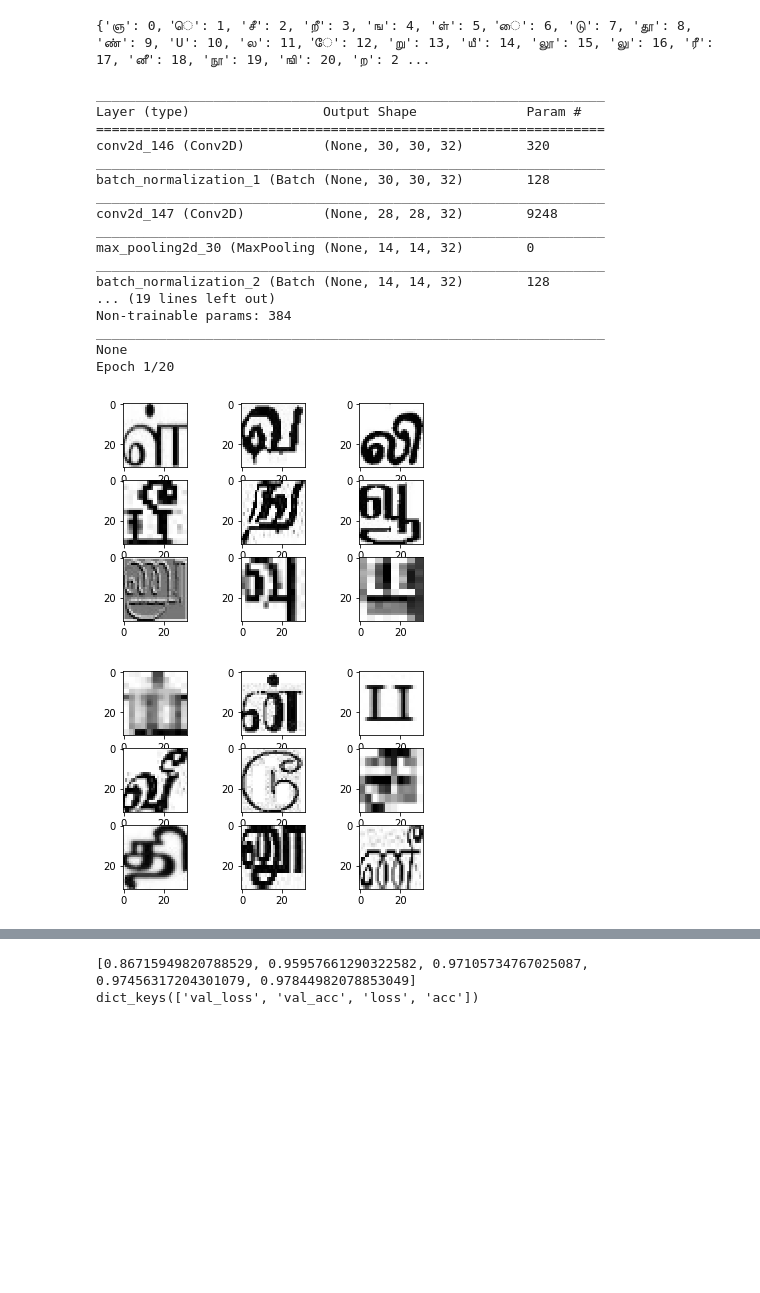
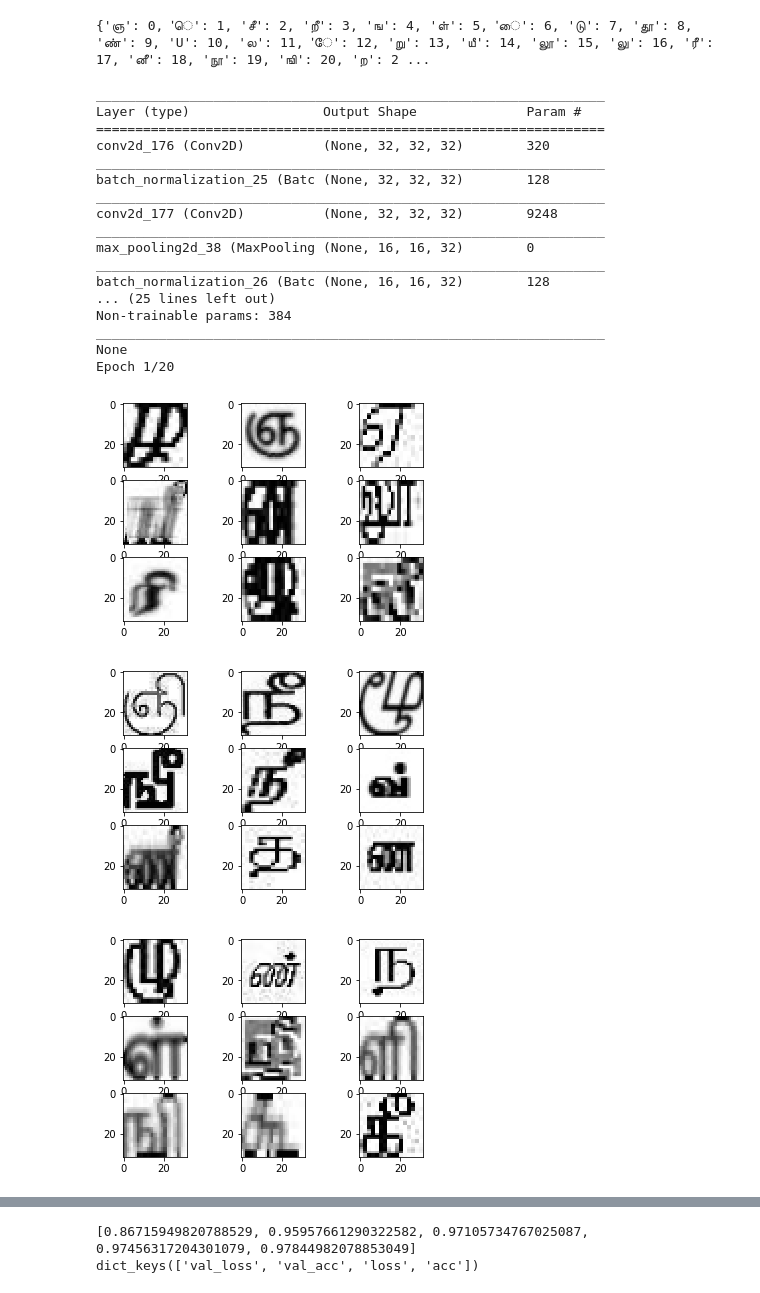
Before and after one commit to aarif96/tamil_ocr, a Jupyter notebook: cnn_model/cnn_ocr.ipynb, the cells around one changed output, grey strips where cells are left out. Saved outputs shown, nothing was run; the diff lists cells and outputs as text; code cells hidden in the pictures; blank space fills up the shorter version.

Commit message:
Added batch norm , dense(128)

```diff
--- a/cnn_model/cnn_ocr.ipynb
+++ b/cnn_model/cnn_ocr.ipynb
@@ -122,7 +120,7 @@ def loadImagePaths(path):
             img_paths.append(f.split("\n")[0]) ##read from shuffled image file and store in a list
     return img_paths
 # %%
-def loadLabelPaths(path):
+def loadLabels(path):
     labels = []
     with open(path,"r") as file:
         for f in file:
@@ -162,6 +149,12 @@ def batchTrainingImageLoader(path_img,path_labels,batch_size,num_classes):
 
     img_paths = loadImagePaths(path_img)
     labels = loadLabelPaths(path_labels)
+
+    np.random.seed(42)
+    np.random.shuffle(img_paths)   ##shuffling image paths
+    np.random.seed(42)
+    np.random.shuffle(labels)      ##shuffling labels
+
     L = len(img_paths)
     #this line is just to make the generator infinite, keras needs that
     while True:
@@ -171,9 +164,7 @@ def batchTrainingImageLoader(path_img,path_labels,batch_size,num_classes):
 
         while batch_start < L:
             limit = min(batch_end, L)
-            #x_train = loadBatchImages(path,files[batch_start:limit])
             x_train = loadImageFromList(img_paths,batch_start,limit)
-            #y_train = loadBatchTargets(num_classes,batch_start,limit,number=720)
             y_train = loadLabelFromList(num_classes,labels,batch_start,limit)
             datagen_train = data_augment_train(x_train,y_train)
             datagen_train.fit(x_train)
@@ -187,7 +178,11 @@ def batchValidationImageLoader(path_img,path_labels,batch_size,num_classes):
 
 
     img_paths = loadImagePaths(path_img)
-    labels = loadLabelPaths(path_labels)
+    labels = loadLabels(path_labels)
+    np.random.seed(42)
+    np.random.shuffle(img_paths)   ##shuffle image paths
+    np.random.seed(42)
+    np.random.shuffle(labels)      ##shuffle labels
     L = len(img_paths)
 
     while True:
@@ -197,9 +192,7 @@ def batchValidationImageLoader(path_img,path_labels,batch_size,num_classes):
 
         while batch_start < L:
             limit = min(batch_end, L)
-            #x_val = loadBatchImages(path,files[batch_start:limit])
             x_val = loadImageFromList(img_paths,batch_start,limit)
-            #y_val = loadBatchTargets(num_classes,batch_start,limit,number=180)
             y_val = loadLabelFromList(num_classes,labels,batch_start,limit)
             datagen_val = data_augment_val(x_val,y_val)
             datagen_val.fit(x_val)
@@ -337,52 +275,55 @@ for key,val in char_to_index.items():
 # %%
 def cnn_model(path_train_img,path_train_labels,path_val_img,path_val_labels,load_size,num_classes):
     model = Sequential()
-    model.add(Conv2D(32, kernel_size=(3, 3),activation='relu',input_shape=(32,32,1)))
+    model.add(Conv2D(32, kernel_size=(3, 3),activation='relu',padding='same',input_shape=(32,32,1)))
     model.add(BatchNormalization())
-    model.add(Conv2D(32, (3, 3), activation='relu'))
+    model.add(Conv2D(32, (3, 3), padding='same',activation='relu'))
     model.add(MaxPooling2D(pool_size=(2, 2)))
     model.add(BatchNormalization())
-    #model.add(Dropout(0.5))
-    model.add(Conv2D(64,(3 , 3) , activation = 'relu'))
+    model.add(Conv2D(64,(3 , 3) , padding='same',activation = 'relu'))
     model.add(BatchNormalization())
-    model.add(Conv2D(64,(3 , 3) , activation = 'relu'))
+    model.add(Conv2D(64,(3 , 3) , padding='same',activation = 'relu'))
     model.add(BatchNormalization())
-    model.add(Conv2D(64,(3 , 3) , activation = 'relu'))
+    model.add(Conv2D(64,(3 , 3) , padding='same',activation = 'relu'))
+    model.add(MaxPooling2D(pool_size=(2,2)))
     model.add(Flatten())
-    model.add(Dropout(0.5))
+    model.add(Dropout(0.2))
+    model.add(Dense(1024,activation='relu'))
+    model.add(Dropout(0.2))
     model.add(Dense(124,activation='softmax'))
 
     model.compile(loss=keras.losses.categorical_crossentropy,optimizer='adam',metrics=['accuracy'])
     print(model.summary())
-    checkpointer = ModelCheckpoint(filepath='model_filters5.hdf5',monitor='val_loss',verbose=1, save_best_only=True)
+    checkpointer = ModelCheckpoint(filepath='model_filters8.hdf5',monitor='val_loss',verbose=1, save_best_only=True)
     earlystopping = EarlyStopping(monitor='val_loss',patience=10)
-    history = model.fit_generator(generator=batchTrainingImageLoader(path_train_img,path_train_labels,15000,num_classes),
+    history = model.fit_generator(generator=batchTrainingImageLoader(path_train_img,path_train_labels,20000,num_classes),
                         steps_per_epoch=89280//16,validation_data=batchValidationImageLoader(path_val_img,path_val_labels,5000,num_classes),
                         validation_steps=22320//16,epochs=20,callbacks=[checkpointer,earlystopping])
     #model.save('model_filters.hdf5')
-    with open('trainHistoryfilters5.pkl', 'wb') as fp:
+    with open('trainHistoryfilters8.pkl', 'wb') as fp:
         dump(history.history, fp)
     return model
     #model.fit(x_train, y_train,batch_size=32,epochs=100,verbose=1,validation_split=0.2)
 # %%
-model = cnn_model(path_train_img,path_train_labels,path_val_img,path_val_labels,15000,num_classes=124)
+model = cnn_model(path_train_img,path_train_labels,path_val_img,path_val_labels,20000,num_classes=124)
 # %% [output]
 _________________________________________________________________
 Layer (type)                 Output Shape              Param #
 =================================================================
-conv2d_146 (Conv2D)          (None, 30, 30, 32)        320
+conv2d_176 (Conv2D)          (None, 32, 32, 32)        320
 _________________________________________________________________
-batch_normalization_1 (Batch (None, 30, 30, 32)        128
+batch_normalization_25 (Batc (None, 32, 32, 32)        128
 _________________________________________________________________
-conv2d_147 (Conv2D)          (None, 28, 28, 32)        9248
+conv2d_177 (Conv2D)          (None, 32, 32, 32)        9248
 _________________________________________________________________
-max_pooling2d_30 (MaxPooling (None, 14, 14, 32)        0
+max_pooling2d_38 (MaxPooling (None, 16, 16, 32)        0
 _________________________________________________________________
-batch_normalization_2 (Batch (None, 14, 14, 32)        128
-... (19 lines left out)
+batch_normalization_26 (Batc (None, 16, 16, 32)        128
+... (25 lines left out)
 Non-trainable params: 384
 _________________________________________________________________
 None
 Epoch 1/20
-[figure, old version]
+[figure, new version]
-[figure, old version]
+[figure, new version]
+[figure, added]
```
Also changed, not shown: parts of 15 cells of this notebook.
